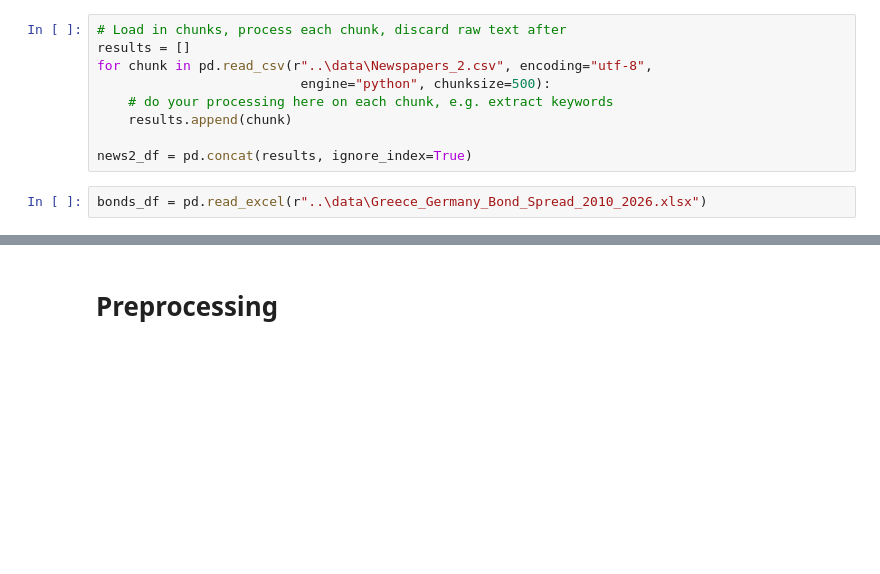
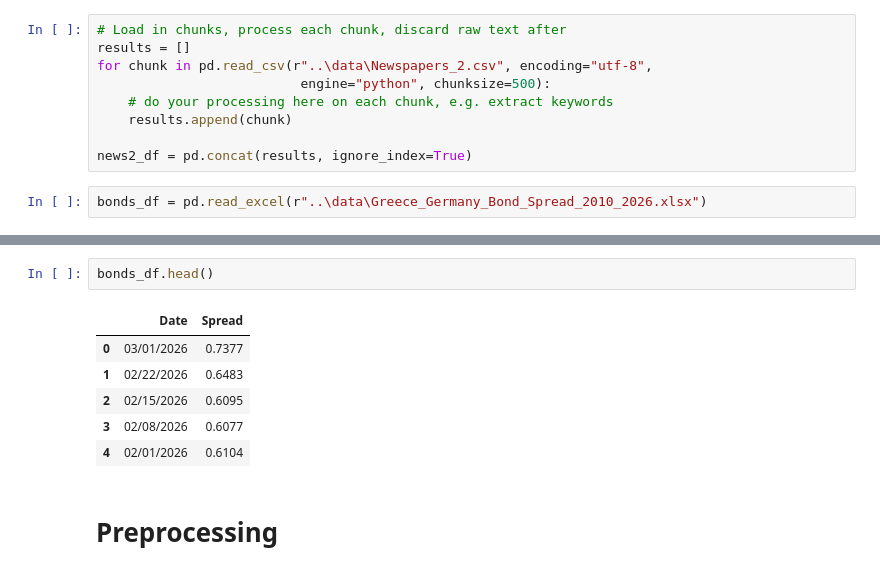
Before and after one commit to Swkratis210204/TextDataInEconomics, a Jupyter notebook: phase1/phase1.ipynb, the cells around one changed output, grey strips where cells are left out. Saved outputs shown, nothing was run; the diff lists cells and outputs as text; blank space fills up the shorter version.

```diff
--- a/phase1/phase1.ipynb
+++ b/phase1/phase1.ipynb
@@ -45,3 +55,12 @@ news1_df.head()
+# %%
+bonds_df.head()
+# %% [output]
+|  | Date | Spread |
+| 0 | 03/01/2026 | 0.7377 |
+| 1 | 02/22/2026 | 0.6483 |
+| 2 | 02/15/2026 | 0.6095 |
+| 3 | 02/08/2026 | 0.6077 |
+| 4 | 02/01/2026 | 0.6104 |
 # %% [markdown]
 # Preprocessing
 # %%
```
Also changed, not shown: parts of 16 cells of this notebook.
